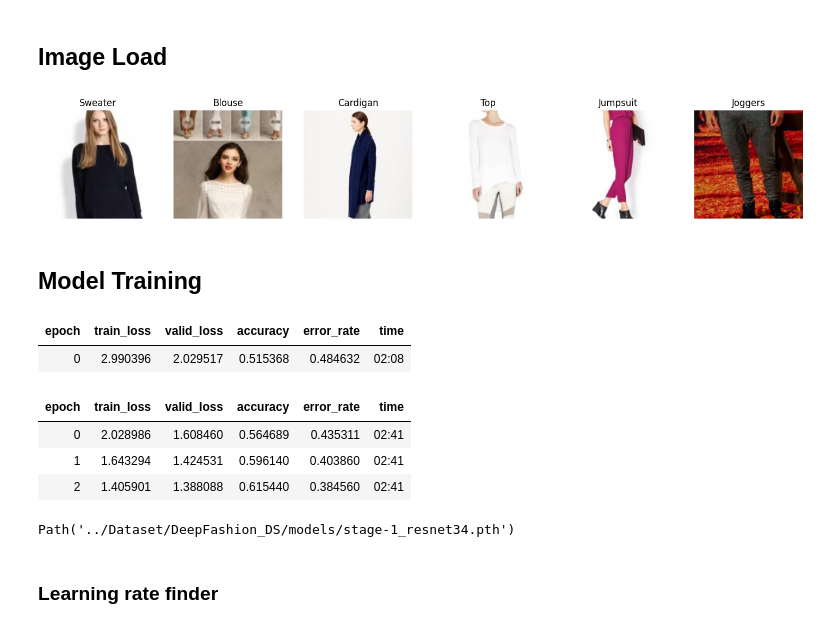
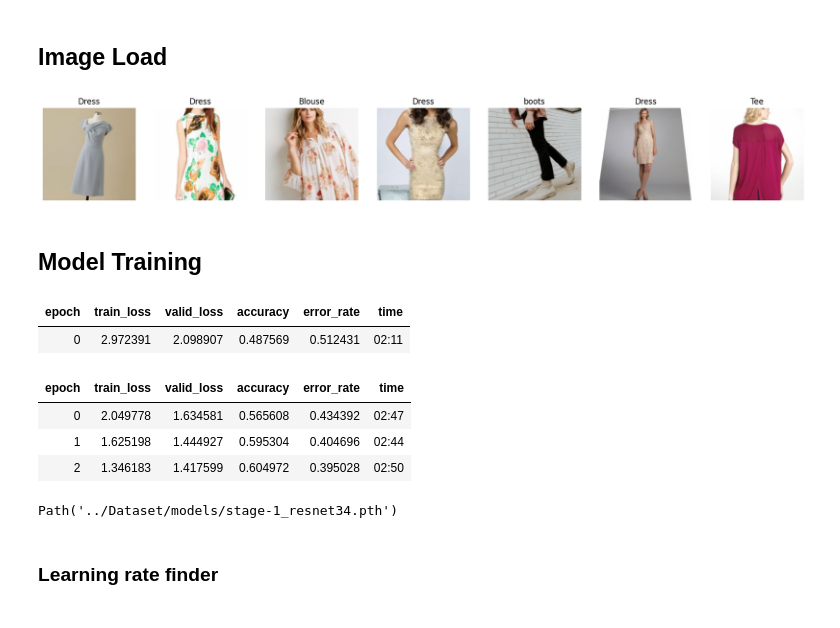
Before and after one commit to JesusTrj/FastFit_AI, a Jupyter notebook: Development/NB_Clothing_Classification_Training.ipynb, the cells around one changed output. Cells and saved outputs as stored; diff of their text form; code cells hidden in the pictures.

Commit message:
✨ Clothing Classification Model

```diff
--- a/Development/NB_Clothing_Classification_Training.ipynb
+++ b/Development/NB_Clothing_Classification_Training.ipynb
@@ -57,7 +78,7 @@ df[df["image_name"].isin(train_list)].drop("garment_type",axis=1).to_csv("../Dat
 # %% [markdown]
 ## Image Load
 # %%
-PATH = "../Dataset/DeepFashion_DS/"
+PATH = "../Dataset/"
 TRAINING_PATH = "train_list.csv"
 
 data = ImageDataLoaders.from_csv(PATH, csv_fname=TRAINING_PATH,
@@ -69,7 +93,7 @@ data = ImageDataLoaders.from_csv(PATH, csv_fname=TRAINING_PATH,
 # %%
-data.show_batch(max_n=6, nrows=1)
+data.show_batch(max_n=7, nrows=1)
 # %% [output]
-[figure, old version]
+[figure, new version]
 # %% [markdown]
 ## Model Training
 # %%
@@ -78,12 +102,12 @@ learn.fine_tune(3)
 learn.save('stage-1_resnet34')
 # %% [output]
 | epoch | train_loss | valid_loss | accuracy | error_rate | time |
-| 0 | 2.990396 | 2.029517 | 0.515368 | 0.484632 | 02:08 |
+| 0 | 2.972391 | 2.098907 | 0.487569 | 0.512431 | 02:11 |
 | epoch | train_loss | valid_loss | accuracy | error_rate | time |
-| 0 | 2.028986 | 1.608460 | 0.564689 | 0.435311 | 02:41 |
-| 1 | 1.643294 | 1.424531 | 0.596140 | 0.403860 | 02:41 |
-| 2 | 1.405901 | 1.388088 | 0.615440 | 0.384560 | 02:41 |
+| 0 | 2.049778 | 1.634581 | 0.565608 | 0.434392 | 02:47 |
+| 1 | 1.625198 | 1.444927 | 0.595304 | 0.404696 | 02:44 |
+| 2 | 1.346183 | 1.417599 | 0.604972 | 0.395028 | 02:50 |
-Path('../Dataset/DeepFashion_DS/models/stage-1_resnet34.pth')
+Path('../Dataset/models/stage-1_resnet34.pth')
 # %%
 gc.collect()
 torch.cuda.empty_cache()
```
Also changed, not shown: parts of 17 cells of this notebook, 2 other files.
